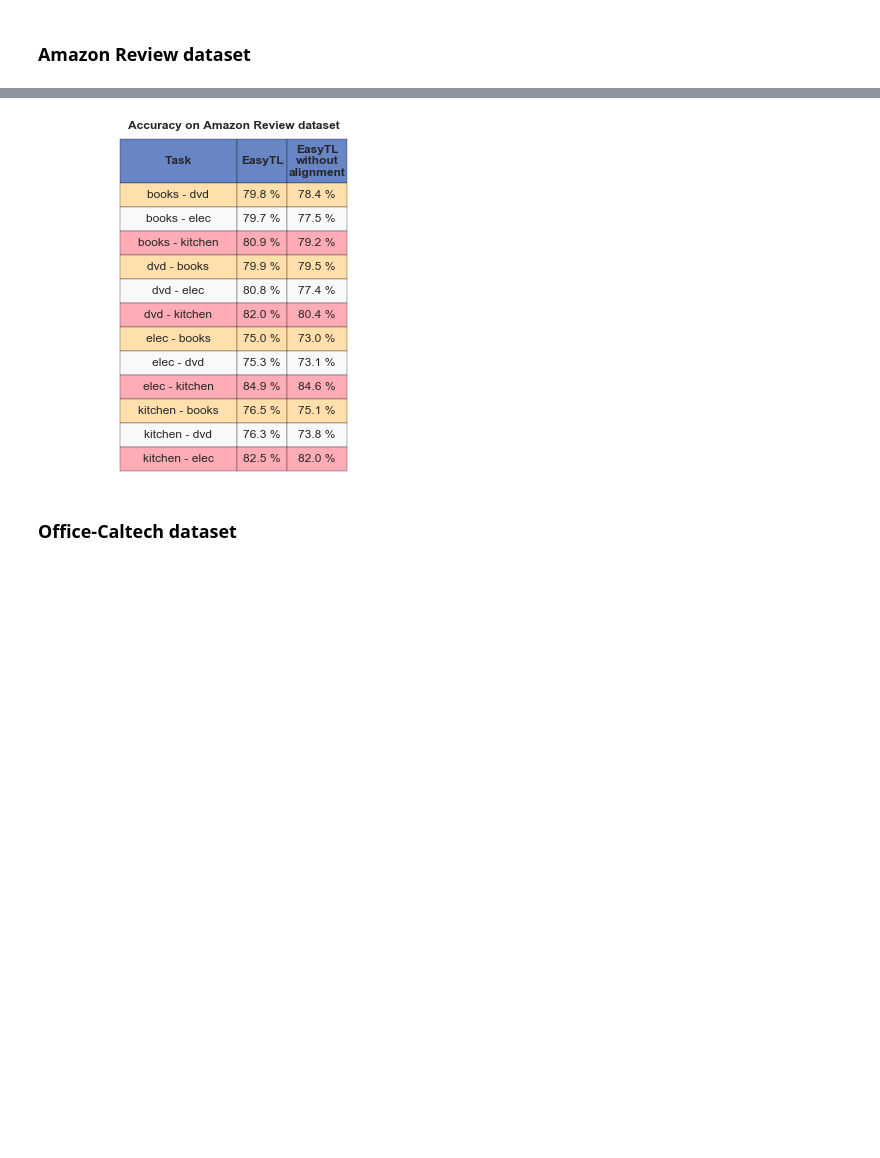
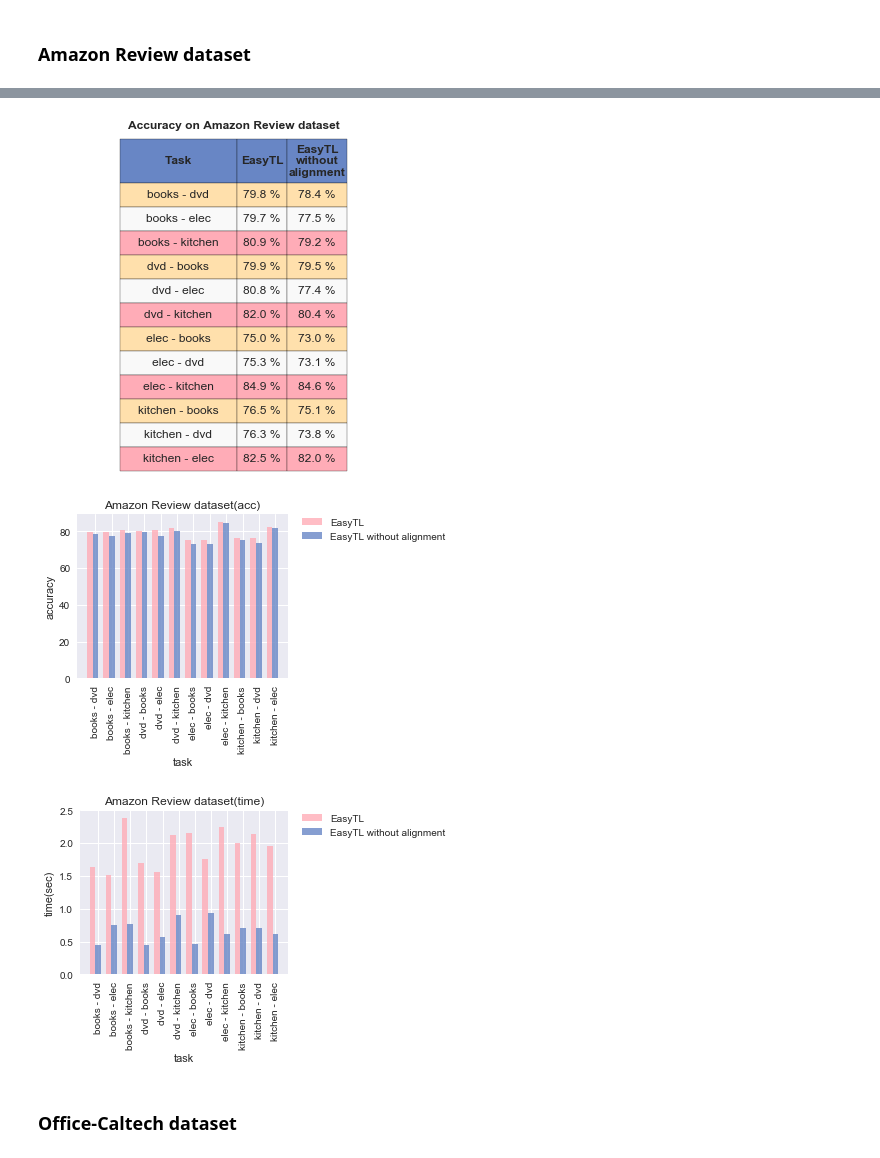
Before and after one commit to maryamhashemi/Transfer-Learning, a Jupyter notebook: phase3/EasyTL.ipynb, the cells around one changed output, grey strips where cells are left out. Saved outputs shown, nothing was run; the diff lists cells and outputs as text; code cells hidden in the pictures; blank space fills up the shorter version.

Commit message:
add bar chart comparison.

```diff
--- a/phase3/EasyTL.ipynb
+++ b/phase3/EasyTL.ipynb
@@ -279,47 +400,14 @@ EasyTL without alignment Time Elapsed: 0.64 sec
 EasyTL without alignment Acc: 82.0 %
 
 -------------------------------------------------------
-# %%
-df = pd.DataFrame({
-    'Task': task,
-    'EasyTL': EasyTL_Acc,
-    'EasyTL\nwithout\nalignment': EasyTL_without_alignment_Acc
-})[['Task', 'EasyTL', 'EasyTL\nwithout\nalignment']]
-
-table = plt.table(cellText=df.values,
-                  colWidths=[0.35, 0.15, 0.18],
-                  colLabels=df.columns,
-                  cellLoc='center',
-                  loc='upper center')
-table.auto_set_font_size(False)
-table.set_fontsize(12)
-table.scale(1, 2)
-
-for i in range(0, 3):
-    table[(0, i)].set_height(.2)
-    table[(0, i)].set_fontsize(12)
-    table[(0, i)].set_text_props(fontweight="bold")
-
-for i in range(len(task) + 1):
-    for j in range(0, 3):
-        if i == 0:
-            table[(i, j)].set_facecolor("#6886c5")
-        elif i % 3 == 0:
-            table[(i, j)].set_facecolor("#ffacb7")
-        elif i % 3 == 1:
-            table[(i, j)].set_facecolor("#ffe0ac")
-        else:
-            table[(i, j)].set_facecolor("#f9f9f9")
-
-title = 'Accuracy on Amazon Review dataset'
-plt.title(title, fontweight="bold")
-plt.axis('off')
-
-plt.savefig(title + '.jpg', bbox_inches="tight", dpi=300)
-
-plt.show()
-# %% [output]
-[figure, removed]
+# %%
+plot_result_table(task, EasyTL_Acc, EasyTL_without_alignment_Acc, 'Accuracy on Amazon Review dataset')
+plot_bar_chart(task, EasyTL_Acc, EasyTL_without_alignment_Acc, 'Amazon Review dataset(acc)')
+plot_bar_chart(task, EasyTL_time, EasyTL_without_alignment_time, 'Amazon Review dataset(time)', False)
+# %% [output]
+[figure, added]
+[figure, added]
+[figure, added]
 # %% [markdown]
 ### Office-Caltech dataset
 # %%
```
Also changed, not shown: parts of 14 cells of this notebook.
